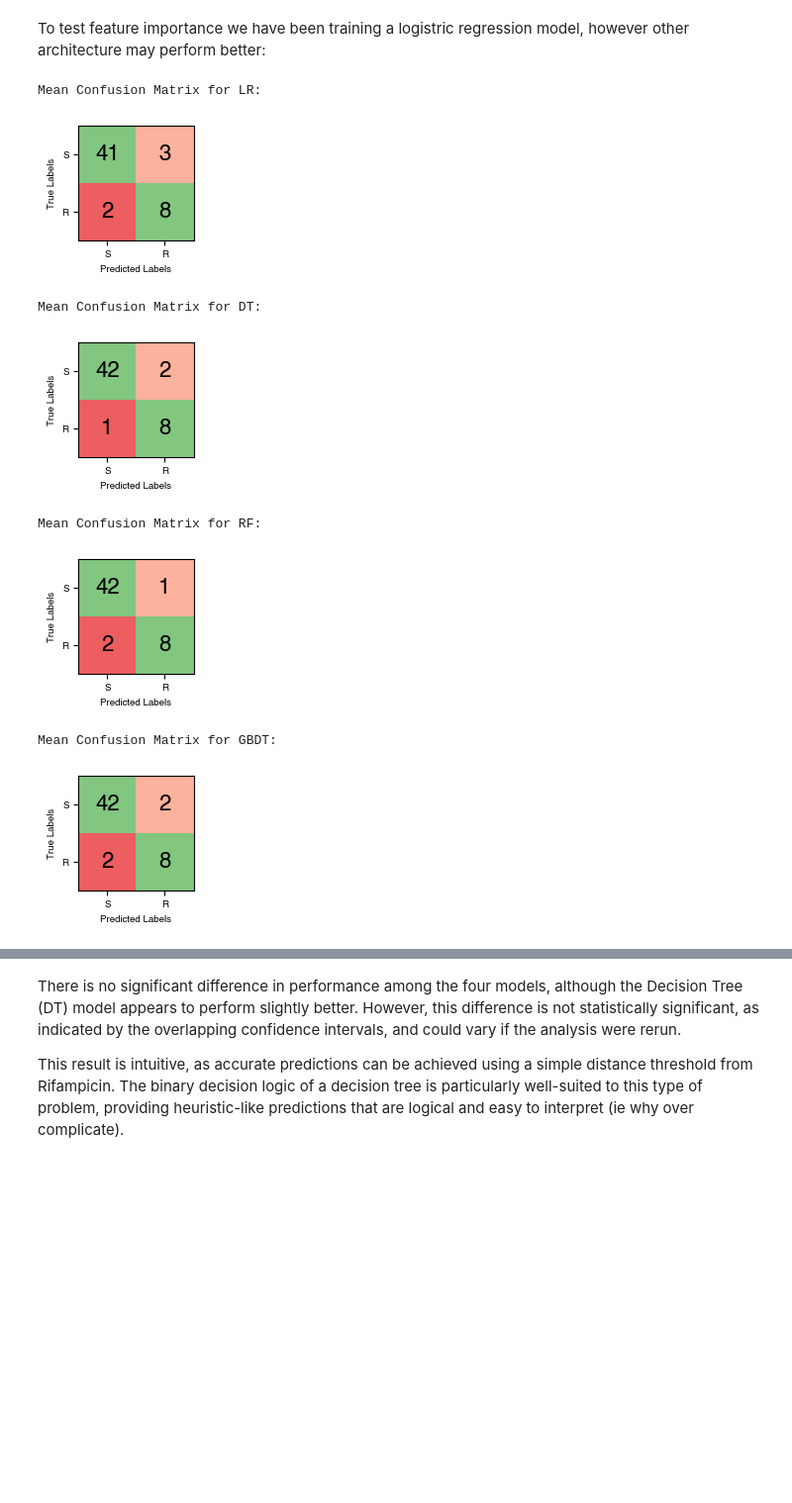
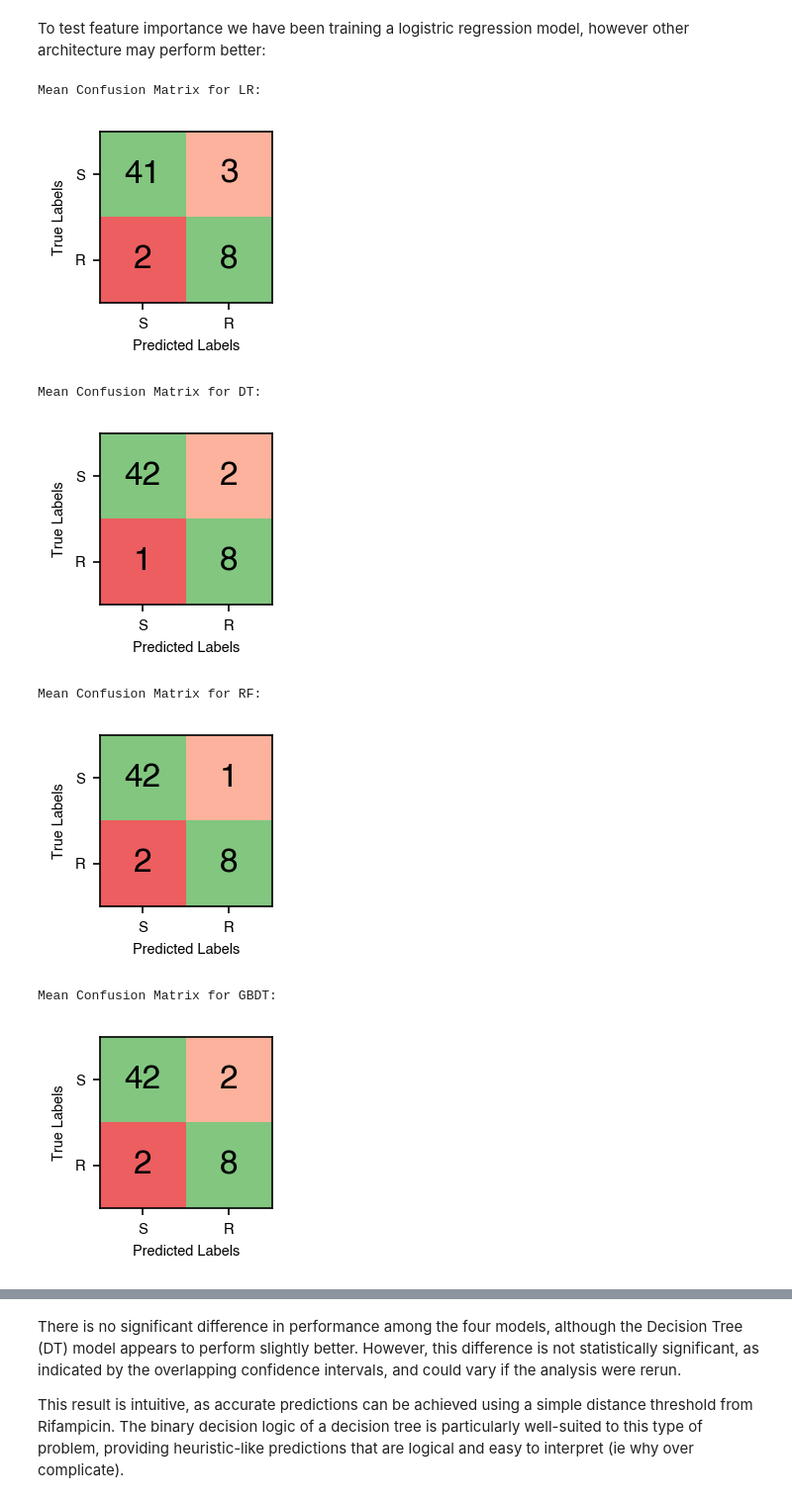
Before and after one commit to fowler-lab/predict-rifampicin-resistance, a Jupyter notebook: Results_2.ipynb, the cells around one changed output, grey strips where cells are left out. Shown at 99% size. Drawn from its saved outputs; the diff is of its cells as text; code cells hidden in the pictures; blank space fills up the shorter version.

Commit message:
figures

```diff
--- a/Results_2.ipynb
+++ b/Results_2.ipynb
@@ -35,7 +35,7 @@ from sklearn.metrics import confusion_matrix
 
 plt.rcParams['font.family'] = 'Helvetica'
 plt.rcParams['font.size'] = 7
-plt.rcParams['figure.dpi']=100
+plt.rcParams['figure.dpi']=300
 # %% [output]
 The autoreload extension is already loaded. To reload it, use:
   %reload_ext autoreload
@@ -257,35 +257,35 @@ for model_type in model_types:
         output = model.returning_output(output_plots=False)
         all_models_results[model_type].append(output)
 # %%
-
+plt.rcParams['figure.dpi']=150
 for model_name, model_results in all_models_results.items():
     if model_name!='ensemble':
         cm_sum = np.zeros_like(model_results[0]['Confusion_matrix_shifted'])
 
         # Sum the confusion matrices
         for result in model_results:
             cm_sum += result['Confusion_matrix_shifted']
 
         # Calculate the mean confusion matrices
         cm_mean = cm_sum / len(model_results)
 
         # Round to the nearest whole number
         cm_mean = np.round(cm_mean)
 
         # Convert confusion matrices to DataFrame for plotting
         classes = ['S', 'R']
         truth_table = pd.DataFrame(cm_mean, index=classes, columns=classes)
 
         # Plotting original confusion matrix
         print(f"Mean Confusion Matrix for {model_name}:")
         utils.plot_truthtables(truth_table, figsize=(1.5, 1.5))
 # %% [output]
 Mean Confusion Matrix for LR:
-[figure, old version]
+[figure, new version]
 Mean Confusion Matrix for DT:
-[figure, old version]
+[figure, new version]
 Mean Confusion Matrix for RF:
-[figure, old version]
+[figure, new version]
 Mean Confusion Matrix for GBDT:
-[figure, old version]
+[figure, new version]
 # %%
```
Also changed, not shown: parts of 6 cells of this notebook.
